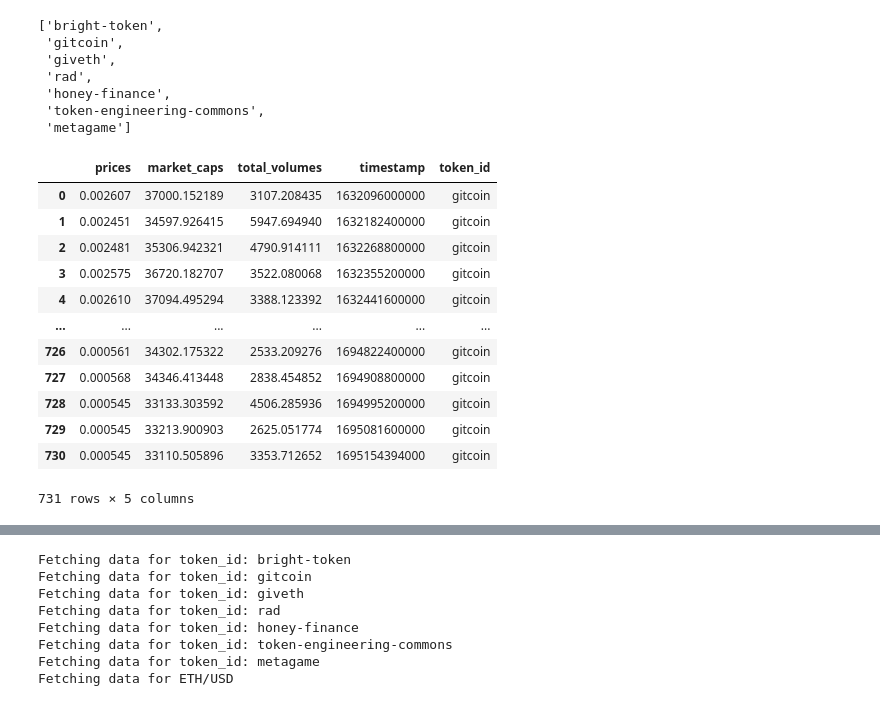
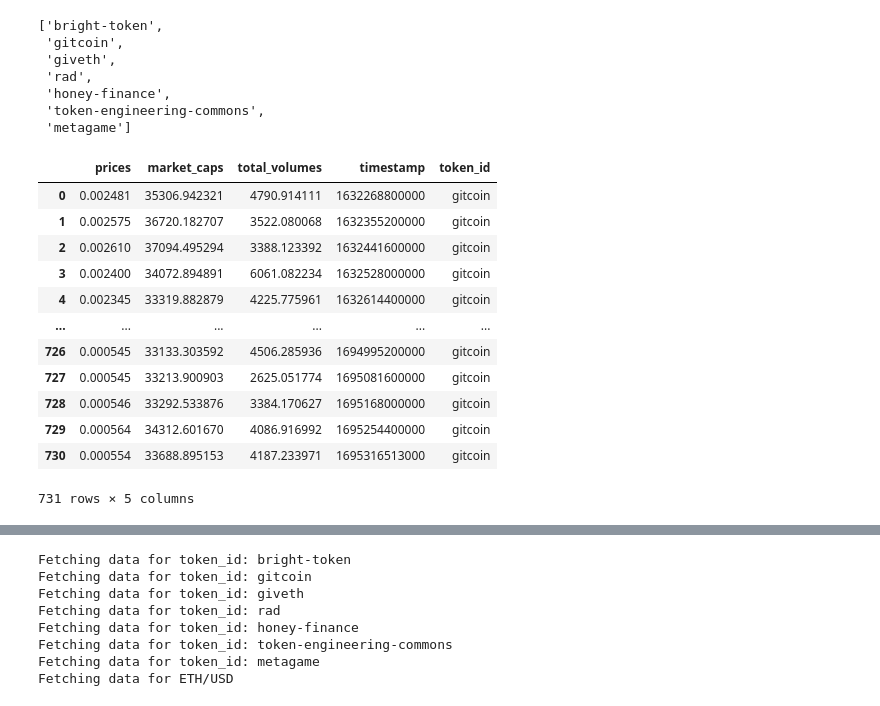
Before and after one commit to bonding-curves/public-goods-token-comparison, a Jupyter notebook: $TEC1pager.ipynb, the cells around one changed output, grey strips where cells are left out. Drawn from its saved outputs; the diff is of its cells as text; code cells hidden in the pictures.

```diff
--- a/$TEC1pager.ipynb
+++ b/$TEC1pager.ipynb
@@ -141,19 +150,19 @@ token_ids
  'token-engineering-commons',
  'metagame']
 # %%
-df = get_price_history(token_ids[1], quote='ETH', days=730)
+df = get_price_history(token_ids[1], quote='ETH', days=days)
 df
 # %% [output]
 |  | prices | market_caps | total_volumes | timestamp | token_id |
-| 0 | 0.002607 | 37000.152189 | 3107.208435 | 1632096000000 | gitcoin |
-| 1 | 0.002451 | 34597.926415 | 5947.694940 | 1632182400000 | gitcoin |
-| 2 | 0.002481 | 35306.942321 | 4790.914111 | 1632268800000 | gitcoin |
-| 3 | 0.002575 | 36720.182707 | 3522.080068 | 1632355200000 | gitcoin |
-| 4 | 0.002610 | 37094.495294 | 3388.123392 | 1632441600000 | gitcoin |
+| 0 | 0.002481 | 35306.942321 | 4790.914111 | 1632268800000 | gitcoin |
+| 1 | 0.002575 | 36720.182707 | 3522.080068 | 1632355200000 | gitcoin |
+| 2 | 0.002610 | 37094.495294 | 3388.123392 | 1632441600000 | gitcoin |
+| 3 | 0.002400 | 34072.894891 | 6061.082234 | 1632528000000 | gitcoin |
+| 4 | 0.002345 | 33319.882879 | 4225.775961 | 1632614400000 | gitcoin |
 | ... | ... | ... | ... | ... | ... |
-| 726 | 0.000561 | 34302.175322 | 2533.209276 | 1694822400000 | gitcoin |
-| 727 | 0.000568 | 34346.413448 | 2838.454852 | 1694908800000 | gitcoin |
-| 728 | 0.000545 | 33133.303592 | 4506.285936 | 1694995200000 | gitcoin |
-| 729 | 0.000545 | 33213.900903 | 2625.051774 | 1695081600000 | gitcoin |
-| 730 | 0.000545 | 33110.505896 | 3353.712652 | 1695154394000 | gitcoin |
+| 726 | 0.000545 | 33133.303592 | 4506.285936 | 1694995200000 | gitcoin |
+| 727 | 0.000545 | 33213.900903 | 2625.051774 | 1695081600000 | gitcoin |
+| 728 | 0.000546 | 33292.533876 | 3384.170627 | 1695168000000 | gitcoin |
+| 729 | 0.000564 | 34312.601670 | 4086.916992 | 1695254400000 | gitcoin |
+| 730 | 0.000554 | 33688.895153 | 4187.233971 | 1695316513000 | gitcoin |
 731 rows × 5 columns
```
Also changed, not shown: parts of 37 cells of this notebook, 1 other file.
